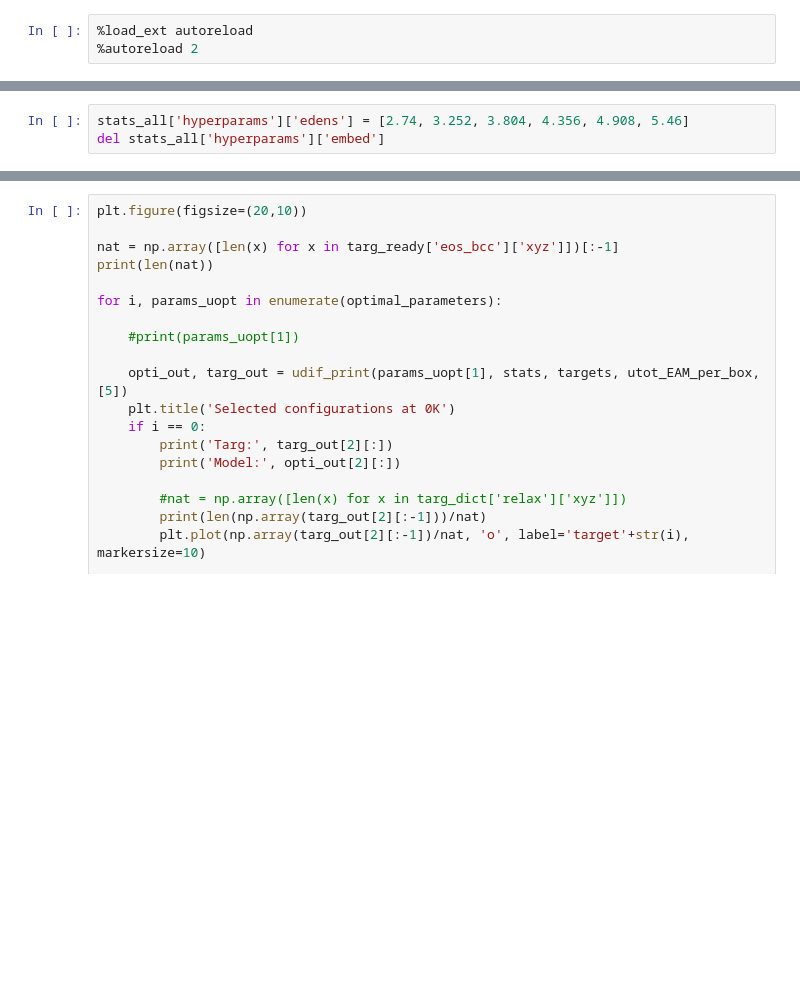
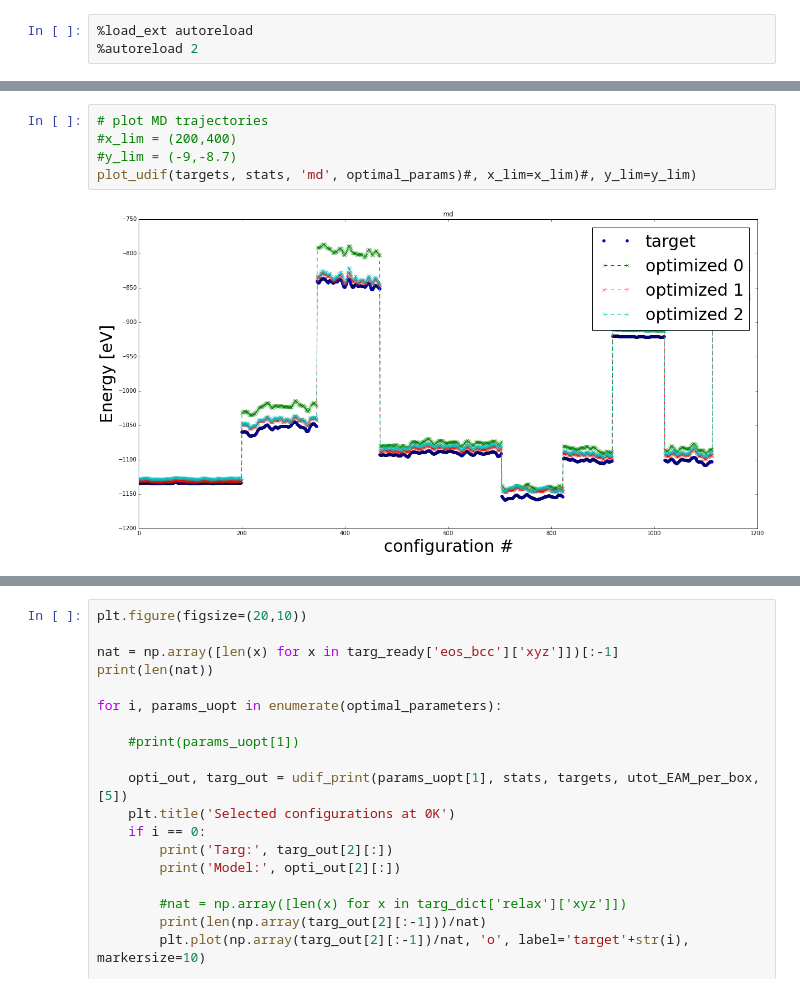
Before and after one commit to vlcekl/eam-models, a Jupyter notebook: notebooks/inspect_and_save.ipynb, the cells around one changed output, grey strips where cells are left out. Drawn from its saved outputs; the diff is of its cells as text; blank space fills up the shorter version.

```diff
--- a/notebooks/inspect_and_save.ipynb
+++ b/notebooks/inspect_and_save.ipynb
@@ -41,3 +10,0 @@ stats_all['hyperparams']
-# %%
-stats_all['hyperparams']['edens'] = [2.74, 3.252, 3.804, 4.356, 4.908, 5.46]
-del stats_all['hyperparams']['embed']
@@ -272,0 +136,7 @@ plt.legend()
+# %%
+# plot MD trajectories
+#x_lim = (200,400)
+#y_lim = (-9,-8.7)
+plot_udif(targets, stats, 'md', optimal_params)#, x_lim=x_lim)#, y_lim=y_lim)
+# %% [output]
+[figure, added]
```
Also changed, not shown: parts of 36 cells of this notebook, 3 other files.
